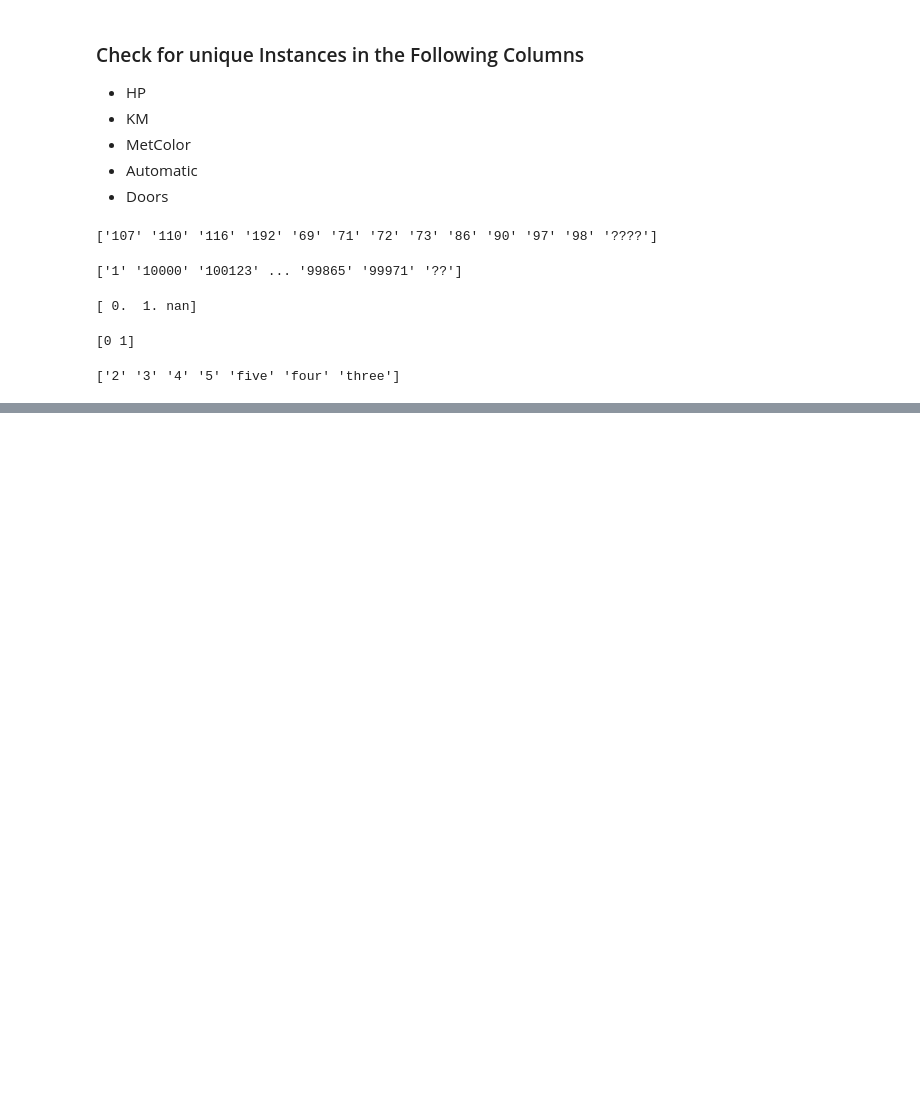
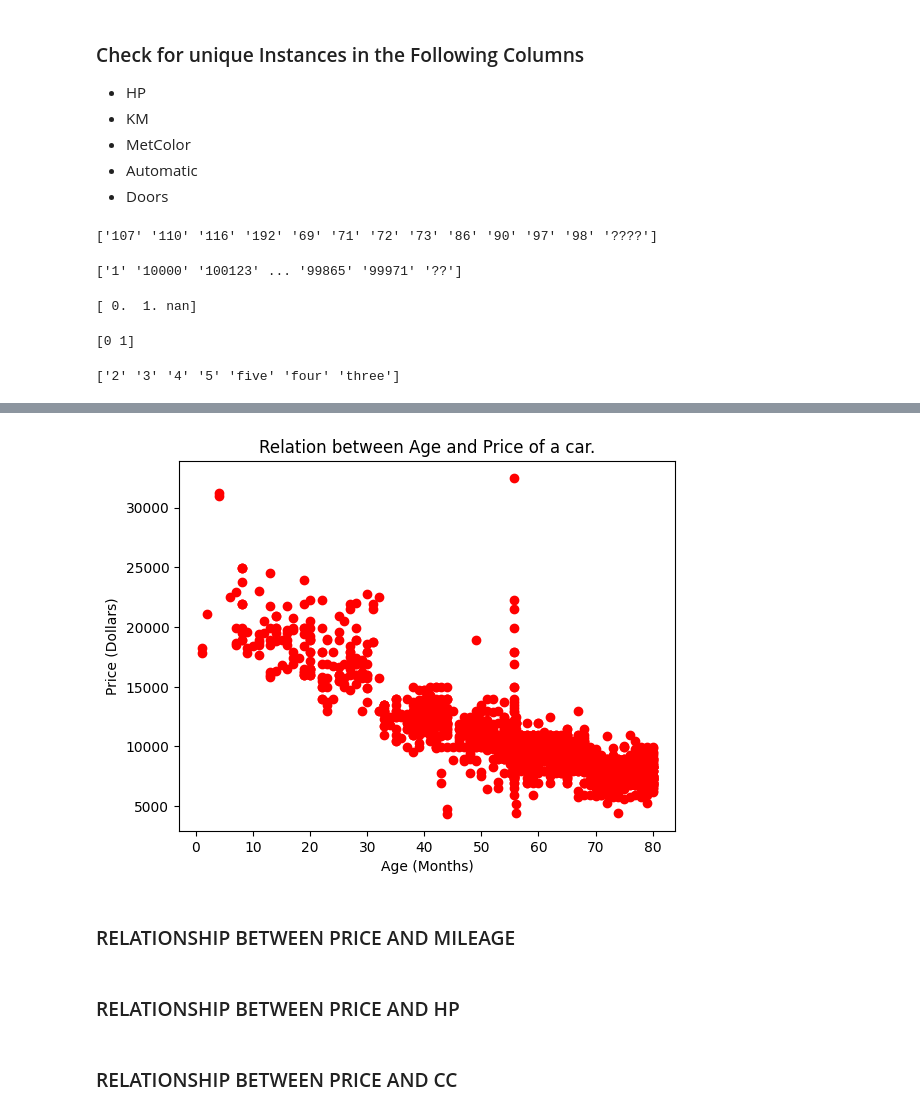
Before and after one commit to bramoo660/data_analytics_python, a Jupyter notebook: Toyota_Data_Analytics.ipynb, the cells around one changed output, grey strips where cells are left out. Saved outputs shown, nothing was run; the diff lists cells and outputs as text; code cells hidden in the pictures; blank space fills up the shorter version.

```diff
--- a/Toyota_Data_Analytics.ipynb
+++ b/Toyota_Data_Analytics.ipynb
@@ -125,0 +375,2 @@ print(np.unique(toyota_df['Doors']))
+# %%
+toyota_df['Age'] = toyota_df['Age'].fillna(mean_age)
@@ -125,0 +381,2 @@ print(np.unique(toyota_df['Doors']))
+# %%
+median_age = toyota_df['KM'].median()
@@ -125,0 +387,2 @@ print(np.unique(toyota_df['Doors']))
+# %%
+toyota_df['KM'] = toyota_df['KM'].fillna(median_age)
@@ -125,0 +418,2 @@ print(np.unique(toyota_df['Doors']))
+# %%
+toyota_df['Profit'] = toyota_df['Profit'].fillna(median_age)
@@ -125,0 +496,16 @@ print(np.unique(toyota_df['Doors']))
+# %%
+plt.scatter(toyota_df['Age'], toyota_df['Price'], c = 'red')
+
+plt.title('Relation between Age and Price of a car.')
+
+plt.ylabel('Price (Dollars)')
+
+plt.xlabel('Age (Months)')
+
+plt.savefig('age_price_rel.png')
+
+plt.show()
+# %% [output]
+[figure, added]
+# %% [markdown]
+### RELATIONSHIP BETWEEN PRICE AND MILEAGE
@@ -125,0 +524,2 @@ print(np.unique(toyota_df['Doors']))
+# %% [markdown]
+### RELATIONSHIP BETWEEN PRICE AND HP
@@ -125,0 +538,2 @@ print(np.unique(toyota_df['Doors']))
+# %% [markdown]
+### RELATIONSHIP BETWEEN PRICE AND CC
```
Also changed, not shown: parts of 85 cells of this notebook, 19 other files.
